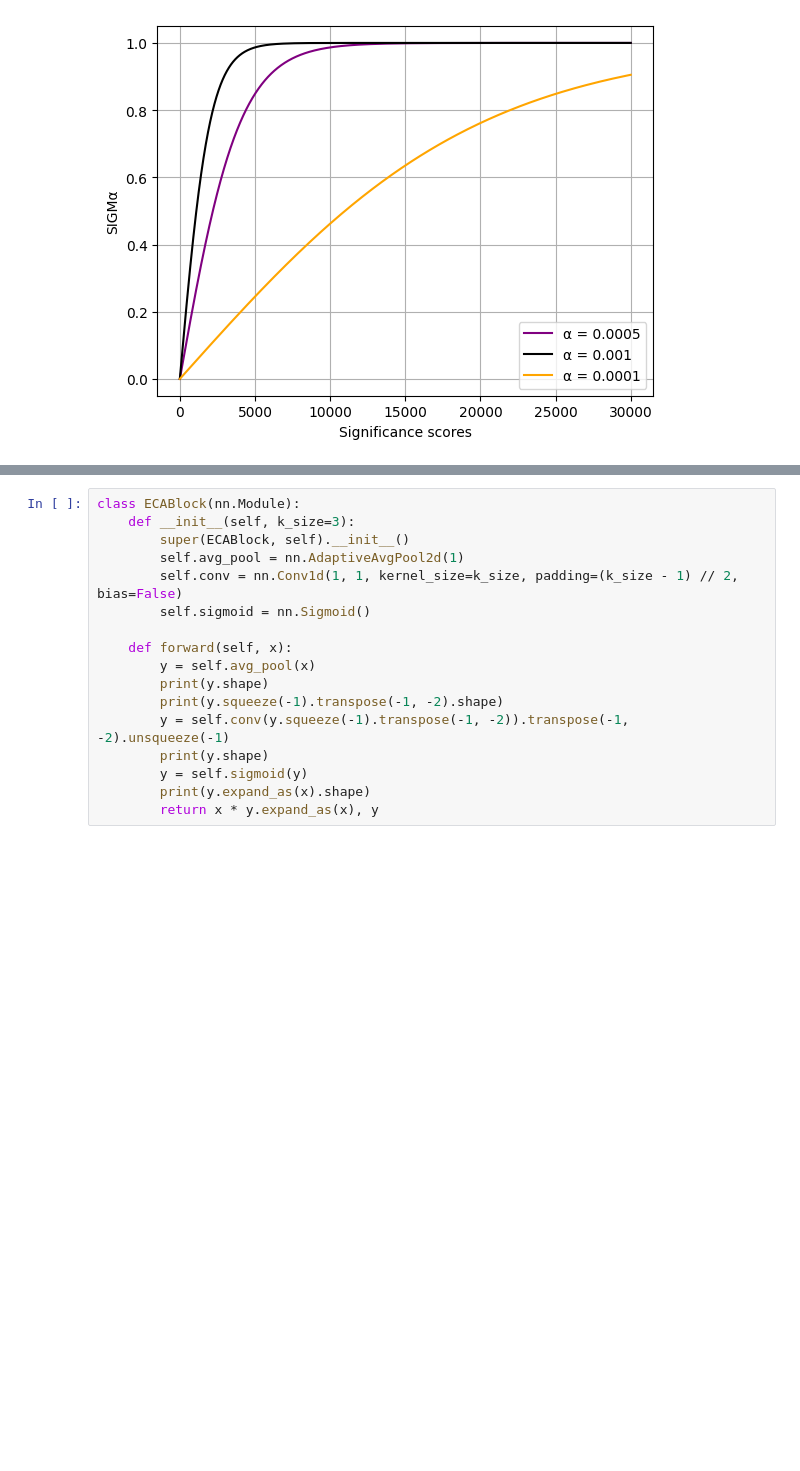
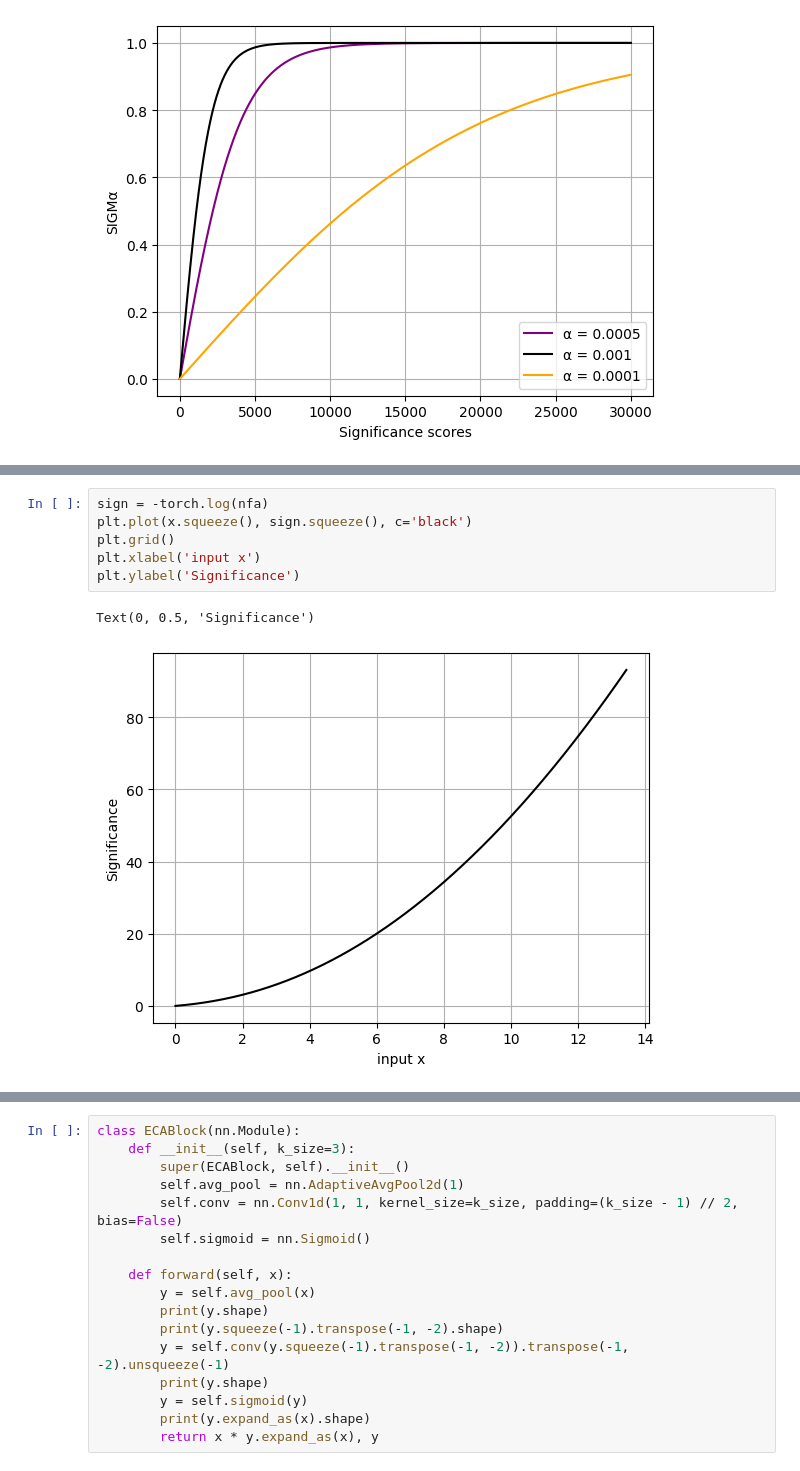
Before and after one commit to cvincent13/Deep-NFA, a Jupyter notebook: verification.ipynb, the cells around one changed output, grey strips where cells are left out. Saved outputs shown, nothing was run; the diff lists cells and outputs as text; blank space fills up the shorter version.

```diff
--- a/verification.ipynb
+++ b/verification.ipynb
@@ -43,3 +65,12 @@ Text(0, 0.5, 'SIGMα')
+# %%
+sign = -torch.log(nfa)
+plt.plot(x.squeeze(), sign.squeeze(), c='black')
+plt.grid()
+plt.xlabel('input x')
+plt.ylabel('Significance')
+# %% [output]
+Text(0, 0.5, 'Significance')
+[figure, added]
 # %%
 # Significance
 from model.model_DeepNFA import Significance
```
Also changed, not shown: parts of 23 cells of this notebook, 8 other files.
